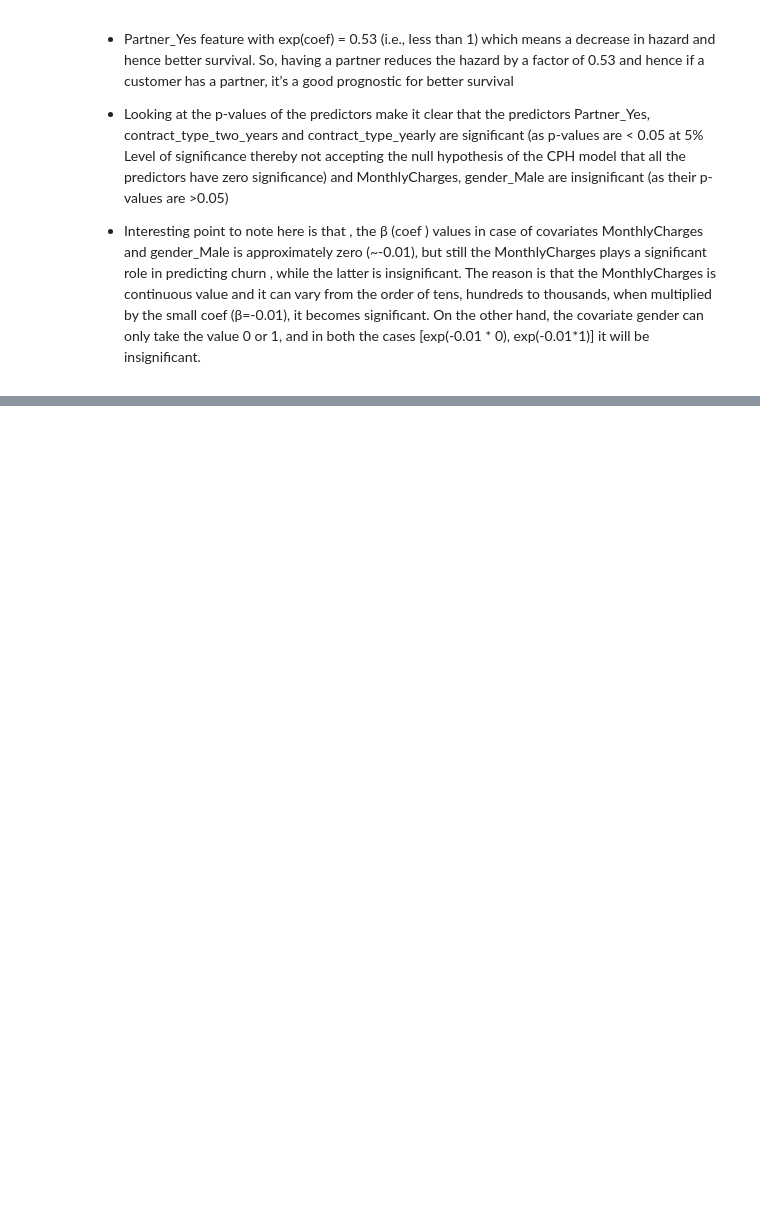
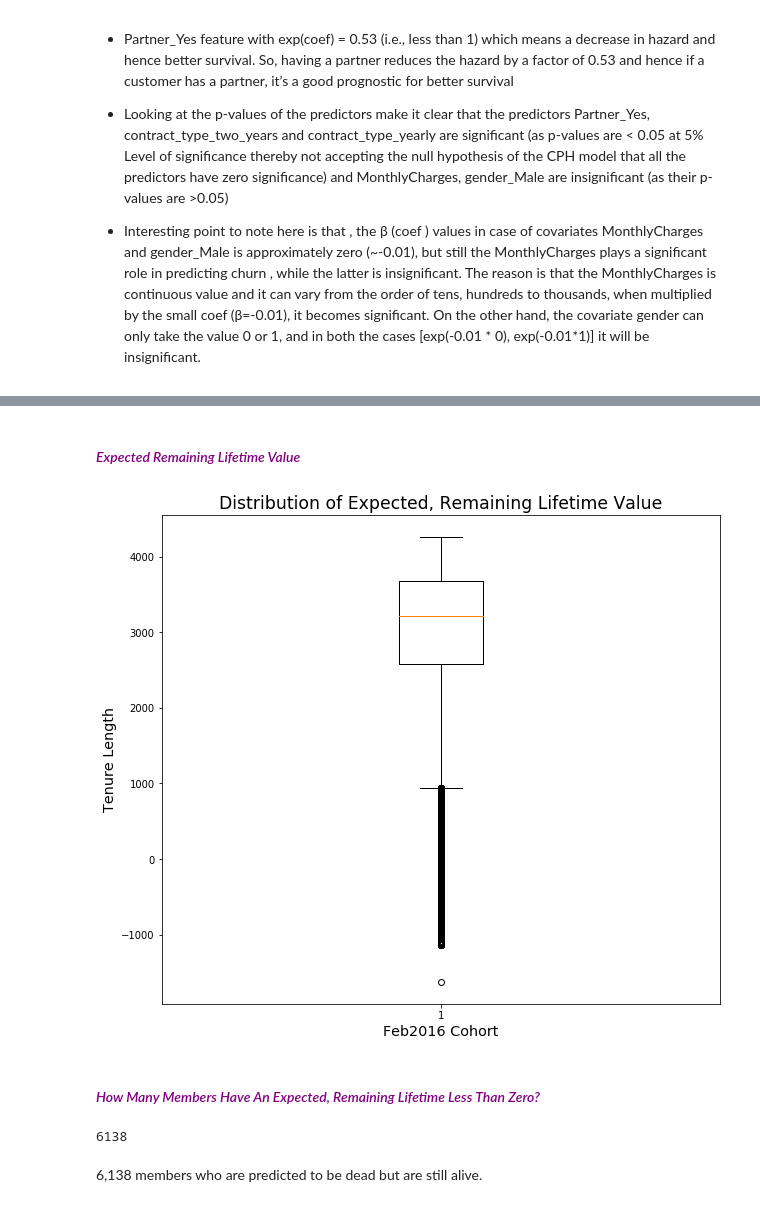
Before and after one commit to dangoML/Project-Portfolio, a Jupyter notebook: KKBox Part 3 - Customer Lifetime Value Analysis/KKBox LTV - Part 2 - Survival, Hazard, & LTV Analysis.ipynb, the cells around one changed output, grey strips where cells are left out. Cells and saved outputs as stored; diff of their text form; code cells hidden in the pictures; blank space fills up the shorter version.

```diff
--- a/KKBox Part 3 - Customer Lifetime Value Analysis/KKBox LTV - Part 2 - Survival, Hazard, & LTV Analysis.ipynb
+++ b/KKBox Part 3 - Customer Lifetime Value Analysis/KKBox LTV - Part 2 - Survival, Hazard, & LTV Analysis.ipynb
@@ -380,0 +452,23 @@ CLV_Feb2016['LTV'].describe()
+# %% [markdown]
+#### <font color=purple>*Expected Remaining Lifetime Value*</font>
+# %%
+# Distribution of Expected Lifetime
+plt.figure(figsize=(10,9))
+plt.boxplot(CLV_Feb2016['LT_remaining'])
+
+# Plot Details
+plt.title('Distribution of Expected, Remaining Lifetime Value', fontsize='xx-large')
+plt.ylabel('Tenure Length', fontsize='x-large')
+plt.xlabel('Feb2016 Cohort', fontsize='x-large')
+plt.show()
+# %% [output]
+[figure, added]
+# %% [markdown]
+#### <font color=purple>*How Many Members Have An Expected, Remaining Lifetime Less Than Zero?*</font>
+# %%
+# Number of users with Expected, Remaining LT less than 0 Days
+CLV_Feb2016[CLV_Feb2016['LT_remaining'] < 0].shape[0]
+# %% [output]
+6138
+# %% [markdown]
+6,138 members who are predicted to be dead but are still alive.
```
Also changed, not shown: parts of 59 cells of this notebook, 5 other files.
